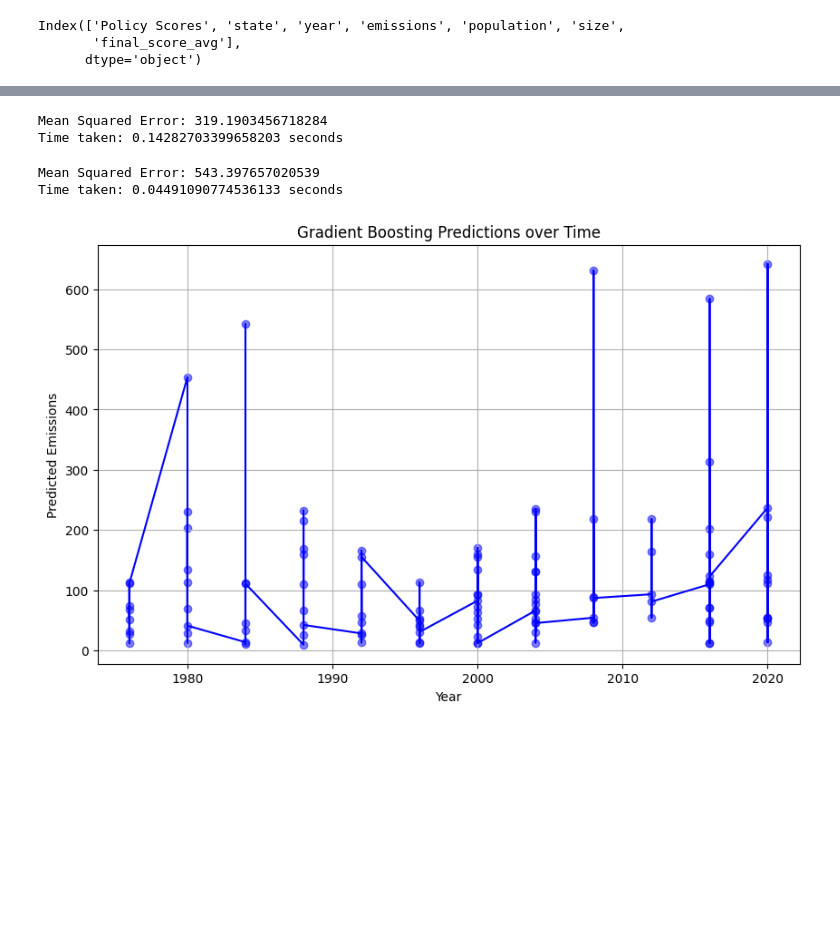
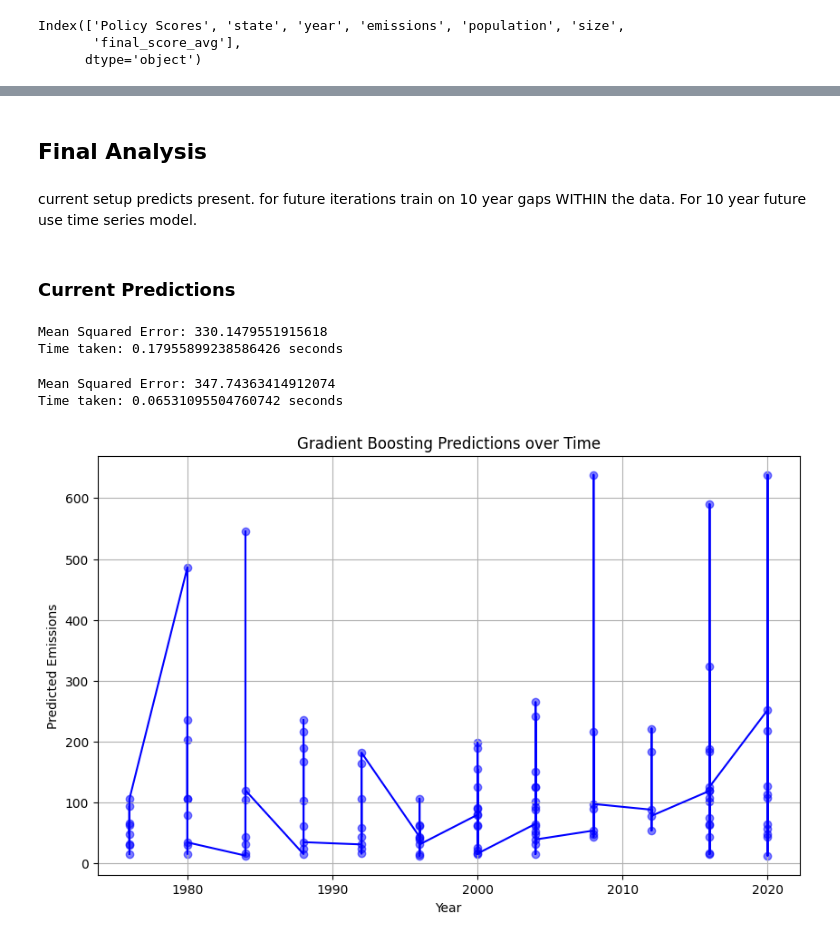
Before and after one commit to AyalYakobe/AirPollutionByPolitics, a Jupyter notebook: overview.ipynb, the cells around one changed output, grey strips where cells are left out. Saved outputs shown, nothing was run; the diff lists cells and outputs as text; code cells hidden in the pictures; blank space fills up the shorter version.

```diff
--- a/overview.ipynb
+++ b/overview.ipynb
@@ -497,3 +497,7 @@ final_df_imputed.columns
 Index(['Policy Scores', 'state', 'year', 'emissions', 'population', 'size',
        'final_score_avg'],
       dtype='object')
+# %%
+final_df_imputed = pd.get_dummies(final_df_imputed, columns=['state'])
+
+final_df_imputed
@@ -499,0 +518,3 @@ Index(['Policy Scores', 'state', 'year', 'emissions', 'population', 'size',
+# %%
+state_columns = final_df_imputed.columns[6:]
+state_columns
@@ -500,3 +532,9 @@ Index(['Policy Scores', 'state', 'year', 'emissions', 'population', 'size',
+# %% [markdown]
+## Final Analysis
+# %% [markdown]
+current setup predicts present. for future iterations train on 10 year gaps WITHIN the data. For 10 year future use time series model.
+# %% [markdown]
+### Current Predictions
 # %%
 import time
 from sklearn.ensemble import RandomForestRegressor
@@ -504,7 +542,8 @@ from sklearn.model_selection import train_test_split
 from sklearn.metrics import mean_squared_error
 
 # Selecting features and target
-X = final_df_imputed[['Policy Scores', 'population', 'size', 'final_score_avg']]
+columns_to_select = ['Policy Scores', 'population', 'size', 'final_score_avg'] + list(state_columns)
+X = final_df_imputed[columns_to_select]
 y = final_df_imputed['emissions']
 
 # Train-test split
@@ -527,8 +566,8 @@ elapsed_time = end_time - start_time
 print(f'Mean Squared Error: {mse}')
 print(f'Time taken: {elapsed_time} seconds')
 # %% [output]
-Mean Squared Error: 319.1903456718284
-Time taken: 0.14282703399658203 seconds
+Mean Squared Error: 330.1479551915618
+Time taken: 0.17955899238586426 seconds
 # %%
 import time
 import matplotlib.pyplot as plt
@@ -537,7 +576,8 @@ from sklearn.model_selection import train_test_split
 from sklearn.metrics import mean_squared_error
 
 # Selecting features and target
-X = final_df_imputed[['Policy Scores', 'population', 'size', 'final_score_avg']]
+columns_to_select = ['Policy Scores', 'population', 'size', 'final_score_avg'] + list(state_columns)
+X = final_df_imputed[columns_to_select]
 y = final_df_imputed['emissions']
 
 # Train-test split
@@ -554,33 +594,33 @@ gb_model.fit(X_train, y_train)
 y_pred = gb_model.predict(X_test)
 
 # End the timer
 end_time = time.time()
 
 # Model evaluation
 mse = mean_squared_error(y_test, y_pred)
 elapsed_time = end_time - start_time
 
 # Print time taken and MSE
 print(f'Mean Squared Error: {mse}')
 print(f'Time taken: {elapsed_time} seconds')
 
 # Add predictions to the test set
 X_test['predictions'] = y_pred
 X_test['year'] = final_df_imputed.loc[X_test.index, 'year']
 
 # Sort by year for the plot
 X_test = X_test.sort_values(by='year')
 
 # Plotting
 plt.figure(figsize=(10, 6))
 plt.plot(X_test['year'], X_test['predictions'], label='Predictions', color='blue')
 plt.scatter(X_test['year'], X_test['predictions'], color='blue', alpha=0.5)
 plt.xlabel('Year')
 plt.ylabel('Predicted Emissions')
 plt.title('Gradient Boosting Predictions over Time')
 plt.grid(True)
 plt.show()
 # %% [output]
-Mean Squared Error: 543.397657020539
-Time taken: 0.04491090774536133 seconds
+Mean Squared Error: 347.74363414912074
+Time taken: 0.06531095504760742 seconds
-[figure, old version]
+[figure, new version]
```
Also changed, not shown: parts of 12 cells of this notebook, 1 other file.
